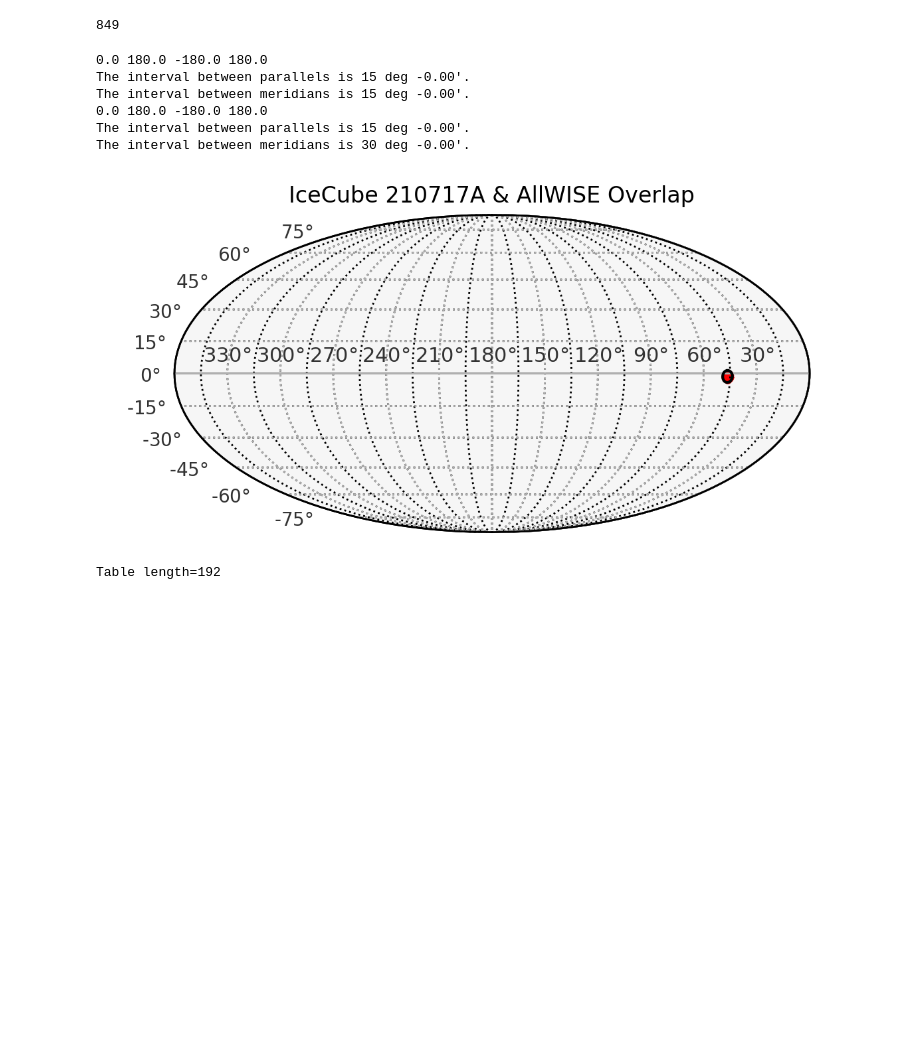
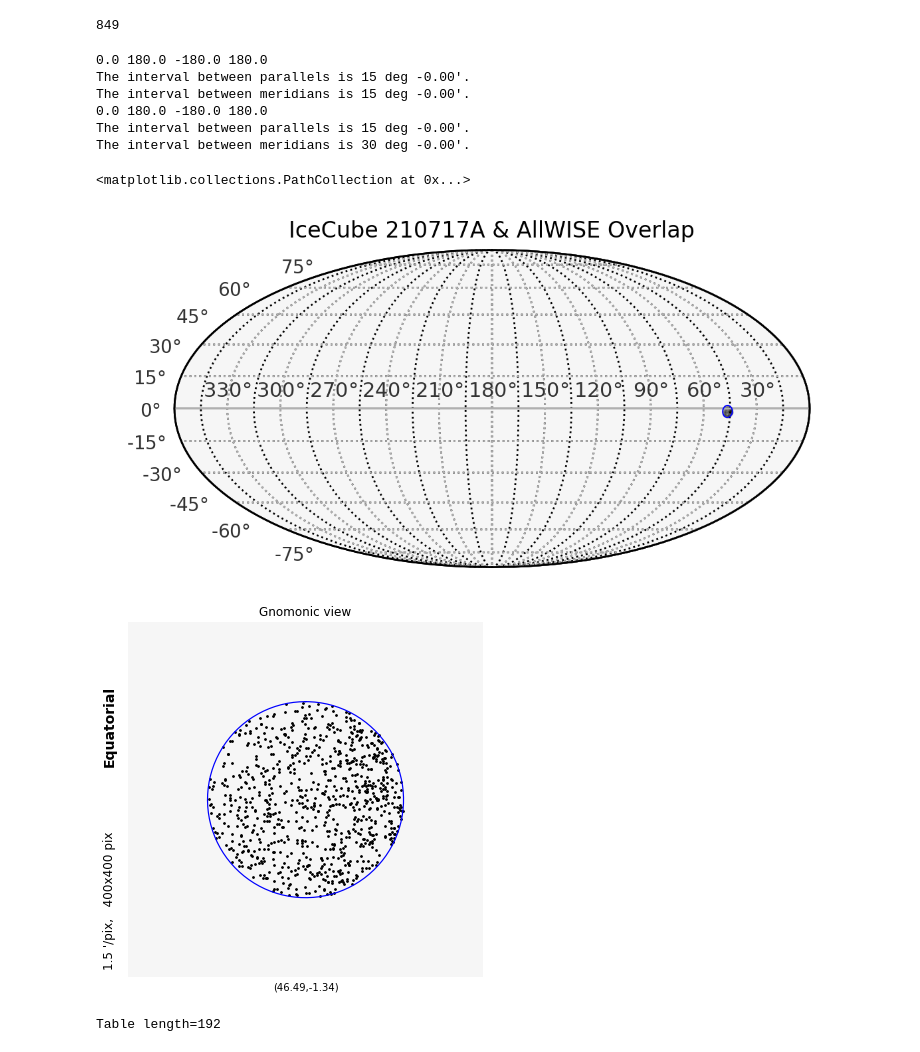
Before and after one commit to Amanda2212/MMA_Demos, a Jupyter notebook: jupyter_nbs/BNS_GRB_Neutrino_Overlap_Demo.ipynb, the cells around one changed output. Cells and saved outputs as stored; diff of their text form; code cells hidden in the pictures; blank space fills up the shorter version.

```diff
--- a/jupyter_nbs/BNS_GRB_Neutrino_Overlap_Demo.ipynb
+++ b/jupyter_nbs/BNS_GRB_Neutrino_Overlap_Demo.ipynb
@@ -884,8 +922,11 @@ radius = 2.7525*u.deg # averaged errors on ra and dec for simplicity of plotting
 
 # defining offset angle array:
 theta = np.linspace(0, 360, 200)*u.deg # [deg]
-center = SkyCoord(cent_ra*u.deg, cent_dec*u.deg, frame='icrs')
-circle = center.directional_offset_by(theta, radius)
+center = SkyCoord(cent_ra*u.deg,
+                  cent_dec*u.deg,
+                  frame='icrs')
+circle = center.directional_offset_by(theta,
+                                      radius)
 
 # defining RA and DEC of circle points:
 circ_ra = circle.ra.degree
@@ -903,26 +944,62 @@ center_coords = SkyCoord(np.full(len(allwise_coords), cent_ra)*u.deg,
 distances = center_coords.separation(allwise_coords).value
 indexes_matches = np.where(distances <= 2.7525)
 
-icecube_matches_ra = allwise['RAJ2000'][indexes_matches]
-icecube_matches_dec = allwise['DEJ2000'][indexes_matches]
+icecube_matches_ra = allwise['RAJ2000'][indexes_matches[0]]
+icecube_matches_dec = allwise['DEJ2000'][indexes_matches[0]]
 # this can also be done with AXS, once it is public.
 
 len(indexes_matches[0])
 # %% [output]
 849
 # %%
-plot_mollview(hpix_empty, nest=True, cmap='PiYG', title='IceCube 210717A & AllWISE Overlap', cbar=False, unit=None)
-hp.projplot(circ_ra, circ_dec, lonlat=True, coord='C', c='k')
-hp.projscatter(icecube_matches_ra, icecube_matches_dec, lonlat=True, s=0.1, c='r')
+plot_mollview(hpix_empty,
+              nest=True,
+              cmap='PiYG',
+              title='IceCube 210717A & AllWISE Overlap',
+              cbar=False,
+              unit=None)
+hp.projplot(circ_ra,
+            circ_dec,
+            lonlat=True,
+            coord='C',
+            c='b',
+            linewidth=0.7)
+hp.projscatter(icecube_matches_ra,
+               icecube_matches_dec,
+               lonlat=True,
+               s=0.0001,
+               c='k')
+
 plt.savefig('../plots/IceCube_AllWISE_overlap.pdf')
+
+hp.gnomview(hpix_empty,
+            nest=True,
+            cmap='PiYG',
+            rot=(cent_ra, cent_dec, PSI),
+            coord='C',
+            xsize=400,
+            cbar=False)
+hp.projplot(circ_ra,
+            circ_dec,
+            lonlat=True,
+            coord='C',
+            c='b',
+            linewidth=1.2)
+hp.projscatter(icecube_matches_ra,
+               icecube_matches_dec,
+               lonlat=True,
+               s=3,
+               c='k')
 # %% [output]
 0.0 180.0 -180.0 180.0
 The interval between parallels is 15 deg -0.00'.
 The interval between meridians is 15 deg -0.00'.
 0.0 180.0 -180.0 180.0
 The interval between parallels is 15 deg -0.00'.
 The interval between meridians is 30 deg -0.00'.
+<matplotlib.collections.PathCollection at 0x...>
-[figure, old version]
+[figure, new version]
+[figure, added]
 # %%
 # opening GCN Hop data:
 hop_gcn = 'https://heasarc.gsfc.nasa.gov/FTP/fermi/data/gbm/triggers/2021/bn210625891/quicklook/glg_healpix_all_bn210625891.fit'
```
Also changed, not shown: parts of 13 cells of this notebook, 6 other files.
